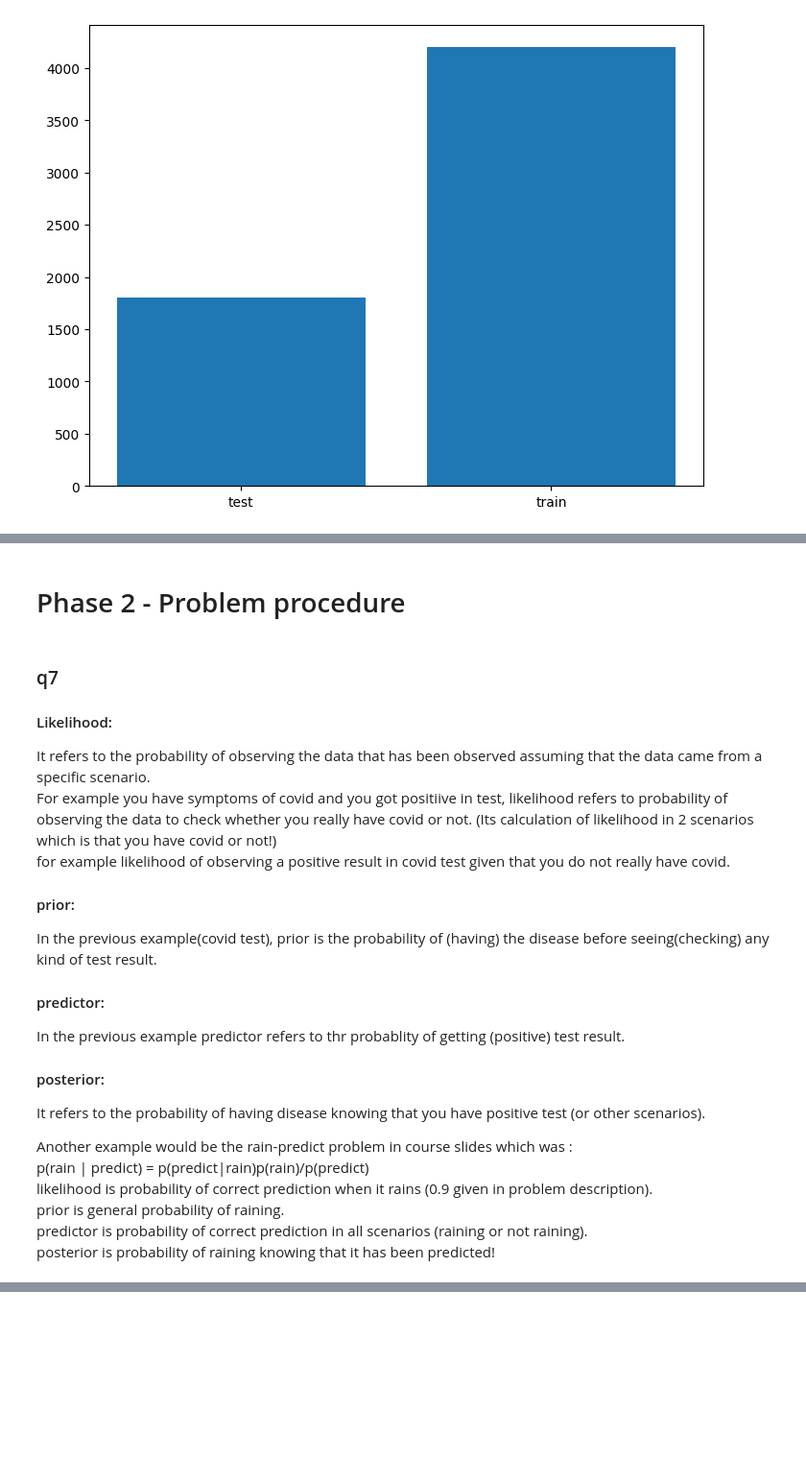
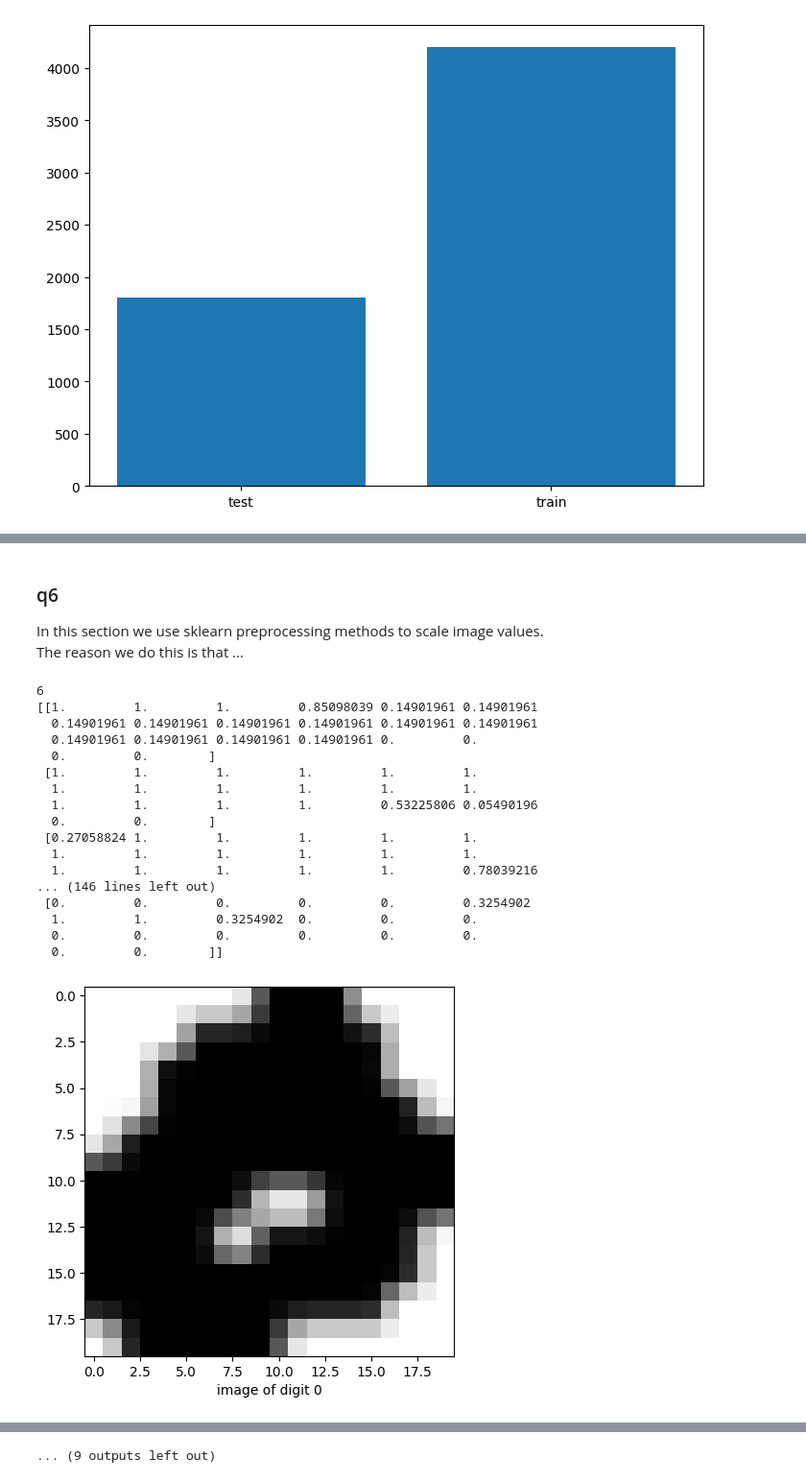
Before and after one commit to alimrn001/AI-CA3, a Jupyter notebook: AI_CA3_810198542.ipynb, the cells around one changed output, grey strips where cells are left out. Shown at 96% size. Saved outputs shown, nothing was run; the diff lists cells and outputs as text; code cells hidden in the pictures; blank space fills up the shorter version.

Commit message:
added threshold for image processing

```diff
--- a/AI_CA3_810198542.ipynb
+++ b/AI_CA3_810198542.ipynb
@@ -179,23 +142,47 @@ for i in range(0,10) :
-# %% [markdown]
-# Phase 2 - Problem procedure
-# %% [markdown]
-### q7
-#### Likelihood:
-It refers to the probability of observing the data that has been observed assuming that the data came from a specific scenario.
-For example you have symptoms of covid and you got positiive in test, likelihood refers to probability of observing the data to
-check whether you really have covid or not. (Its calculation of likelihood in 2 scenarios which is that you have covid or not!)
-for example likelihood of observing a positive result in covid test given that you do not really have covid.
-#### prior:
-In the previous example(covid test), prior is the probability of (having) the disease before seeing(checking) any kind of test result.
-#### predictor:
-In the previous example predictor refers to thr probablity of getting (positive) test result.
-#### posterior:
-It refers to the probability of having disease knowing that you have positive test (or other scenarios).
-
-
-Another example would be the rain-predict problem in course slides which was :
-p(rain | predict) = p(predict|rain)p(rain)/p(predict)
-likelihood is probability of correct prediction when it rains (0.9 given in problem description).
-prior is general probability of raining.
-predictor is probability of correct prediction in all scenarios (raining or not raining).
-posterior is probability of raining knowing that it has been predicted!
+# %% [markdown]
+### q6
+In this section we use sklearn preprocessing methods to scale image values.
+The reason we do this is that ...
+# %%
+data_train_sc_rs = []
+data_test_sc_rs = []
+for data_tr in data_train_resized :
+    data_tr = pre.MinMaxScaler().fit_transform(data_tr)
+    data_train_sc_rs.append(data_tr)
+for data_ts in data_test_resized :
+    data_ts = pre.MinMaxScaler().fit_transform(data_ts)
+    data_test_sc_rs.append(data_ts)
+for i in range(0,10) :
+    plt.figure(figsize=(10,5))
+    plt.imshow(data_train_resized[label_train.index(i)], cmap="Greys")
+    plt.xlabel('image of digit ' + str(i))
+
+for i in range(0,10) :
+    plt.figure(figsize=(10,5))
+    plt.imshow(data_test_resized[label_test.index(i)], cmap="Greys")
+    plt.xlabel('image of digit ' + str(i))
+
+
+print(label_train[100])
+print(data_train_sc_rs[100])
+print(label_test[100])
+print(data_test_sc_rs[100])
+# %% [output]
+6
+[[1.         1.         1.         0.85098039 0.14901961 0.14901961
+  0.14901961 0.14901961 0.14901961 0.14901961 0.14901961 0.14901961
+  0.14901961 0.14901961 0.14901961 0.14901961 0.         0.
+  0.         0.        ]
+ [1.         1.         1.         1.         1.         1.
+  1.         1.         1.         1.         1.         1.
+  1.         1.         1.         1.         0.53225806 0.05490196
+  0.         0.        ]
+ [0.27058824 1.         1.         1.         1.         1.
+  1.         1.         1.         1.         1.         1.
+  1.         1.         1.         1.         1.         0.78039216
+... (146 lines left out)
+ [0.         0.         0.         0.         0.         0.3254902
+  1.         1.         0.3254902  0.         0.         0.
+  0.         0.         0.         0.         0.         0.
+  0.         0.        ]]
+[figure, added]
@@ -201,0 +199 @@ posterior is probability of raining knowing that it has been predicted!
+... (9 outputs left out)
```
Also changed, not shown: parts of 13 cells of this notebook.
